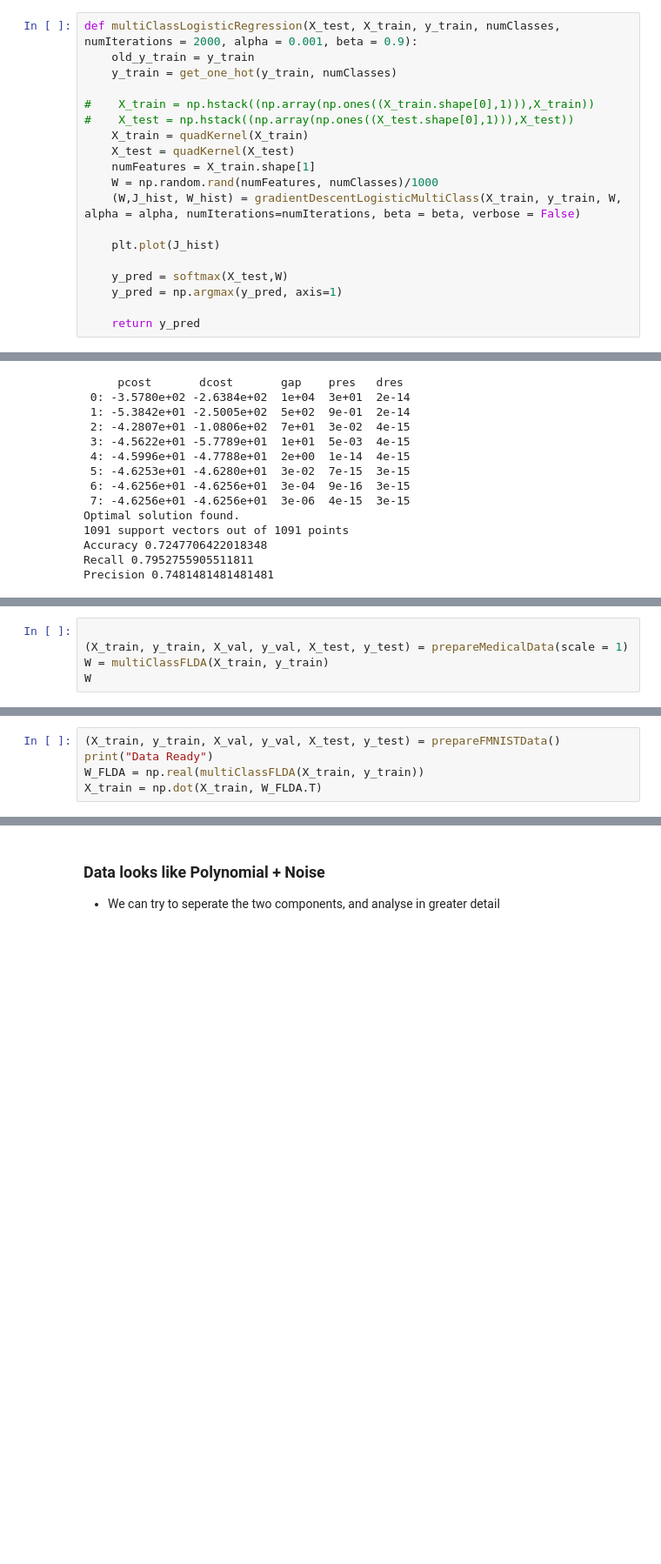
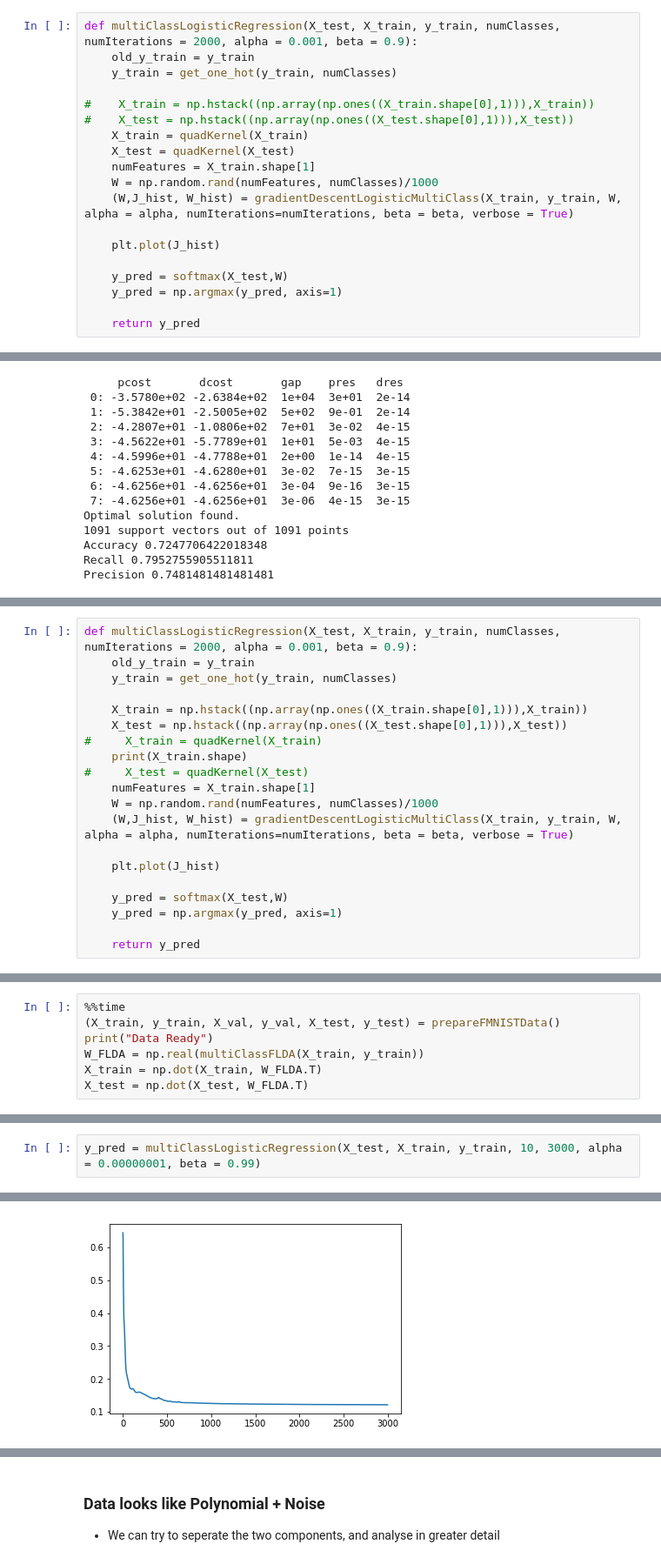
Before and after one commit to Siddhant24/ELL409, a Jupyter notebook: Assignment_2/Assignment 2.ipynb, the cells around one changed output, grey strips where cells are left out. Shown at 87% size. Cells and saved outputs as stored; diff of their text form; blank space fills up the shorter version.

```diff
--- a/Assignment_2/Assignment 2.ipynb
+++ b/Assignment_2/Assignment 2.ipynb
@@ -151,7 +154,7 @@ def multiClassLogisticRegression(X_test, X_train, y_train, numClasses, numIterat
     X_test = quadKernel(X_test)
     numFeatures = X_train.shape[1]
     W = np.random.rand(numFeatures, numClasses)/1000
-    (W,J_hist, W_hist) = gradientDescentLogisticMultiClass(X_train, y_train, W, alpha = alpha, numIterations=numIterations, beta = beta, verbose = False)
+    (W,J_hist, W_hist) = gradientDescentLogisticMultiClass(X_train, y_train, W, alpha = alpha, numIterations=numIterations, beta = beta, verbose = True)
 
     plt.plot(J_hist)
 
@@ -659,8 +660,3 @@ def multiClassFLDA(X_train, y_train):
     eiglist = sorted(eiglist, key = lambda x : x[0], reverse = True)
     w = np.array([eiglist[i][1] for i in range(k-1)])
     return w
-# %%
-
-(X_train, y_train, X_val, y_val, X_test, y_test) = prepareMedicalData(scale = 1)
-W = multiClassFLDA(X_train, y_train)
-W
@@ -673,0 +663,20 @@ array([[ 0.82201338, -0.24000894,  0.51642009],
+# %%
+def multiClassLogisticRegression(X_test, X_train, y_train, numClasses, numIterations = 2000, alpha = 0.001, beta = 0.9):
+    old_y_train = y_train
+    y_train = get_one_hot(y_train, numClasses)
+
+    X_train = np.hstack((np.array(np.ones((X_train.shape[0],1))),X_train))
+    X_test = np.hstack((np.array(np.ones((X_test.shape[0],1))),X_test))
+#     X_train = quadKernel(X_train)
+    print(X_train.shape)
+#     X_test = quadKernel(X_test)
+    numFeatures = X_train.shape[1]
+    W = np.random.rand(numFeatures, numClasses)/1000
+    (W,J_hist, W_hist) = gradientDescentLogisticMultiClass(X_train, y_train, W, alpha = alpha, numIterations=numIterations, beta = beta, verbose = True)
+
+    plt.plot(J_hist)
+
+    y_pred = softmax(X_test,W)
+    y_pred = np.argmax(y_pred, axis=1)
+
+    return y_pred
@@ -674,7 +692,9 @@ array([[ 0.82201338, -0.24000894,  0.51642009],
 # %%
+%%time
 (X_train, y_train, X_val, y_val, X_test, y_test) = prepareFMNISTData()
 print("Data Ready")
 W_FLDA = np.real(multiClassFLDA(X_train, y_train))
 X_train = np.dot(X_train, W_FLDA.T)
+X_test = np.dot(X_test, W_FLDA.T)
 # %% [output]
 Data Ready
@@ -715,0 +724,3 @@ plt.show()
+# %%
+y_pred = multiClassLogisticRegression(X_test, X_train, y_train, 10, 3000, alpha = 0.00000001, beta = 0.99)
+# %% [output]
@@ -715,0 +744 @@ plt.show()
+[figure, added]
```
Also changed, not shown: parts of 15 cells of this notebook, 1 other file.
